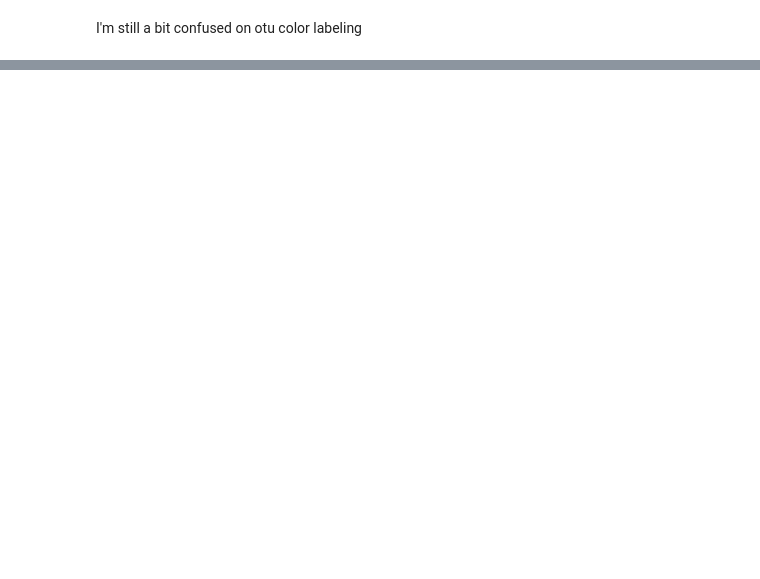
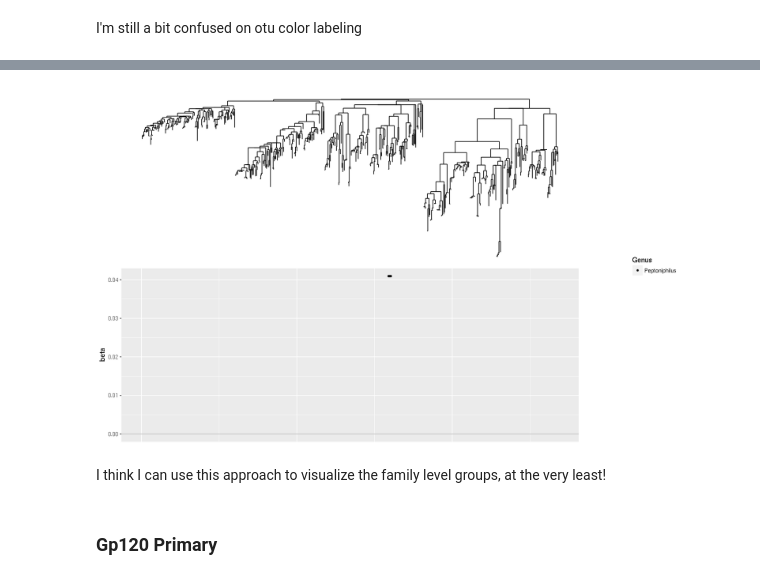
Before and after one commit to cramjaco/Nyvac_096_Microbiome, a Jupyter notebook: Mar2018_096.ipynb, the cells around one changed output, grey strips where cells are left out. Drawn from its saved outputs; the diff is of its cells as text; code cells hidden in the pictures; blank space fills up the shorter version.

```diff
--- a/Mar2018_096.ipynb
+++ b/Mar2018_096.ipynb
@@ -3344,13 +3322,17 @@ otu_position = get_leaf_position(tree.mod, ladderize = TRUE)$otu.pos
 coorddf = data.frame(
     x = otu_position,
     y = as(treeda.final$leafCoefficients$beta, "matrix"),
-    Genus = genusSubsetDA
+    Genus = genusSubsetDA,
+    Family = as.vector(tax_table(psN1)[,"Family"]),
+    Genus.ag = as.vector(tax_table(psN1)[,"Genus.ag"]),
+    Family.ag = as.vector(tax_table(psN1)[,"Family.ag"])
+
 )
 
 coorddf = subset(coorddf, y != 0)
-values = c(cb10[1:8], "bisque4")
-names(values) = c(generaToLabelDA, "Other")
-coorddf$Genus = factor(coorddf$Genus, levels = names(values), ordered = TRUE)
+values = c('black', cb10[1:8])
+#names(values) = c(generaToLabelDA, "Other")
+#coorddf$Genus = factor(coorddf$Genus, levels = names(values), ordered = TRUE)
 
 rsvplot = ggplot(coorddf) +
   geom_hline(aes(yintercept = 0), color = "gray") +
@@ -3381,0 +3356,13 @@ coorddf = data.frame(
+# %%
+fig7b <- grid.arrange(
+    fullplot,
+    cowplot::get_legend(rsvplot),
+    ncol = 2,
+    widths = c(1,.3)
+)
+# %% [output]
+[figure, added]
+# %% [markdown]
+I think I can use this approach to visualize the family level groups, at the very least!
+# %% [markdown]
+### Gp120 Primary
```
Also changed, not shown: parts of 17 cells of this notebook.
